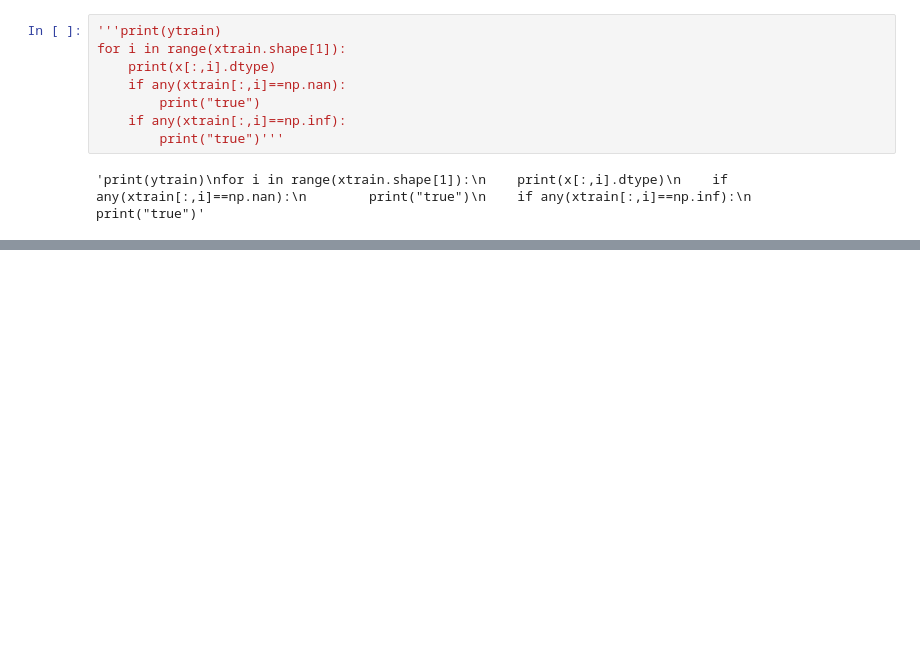
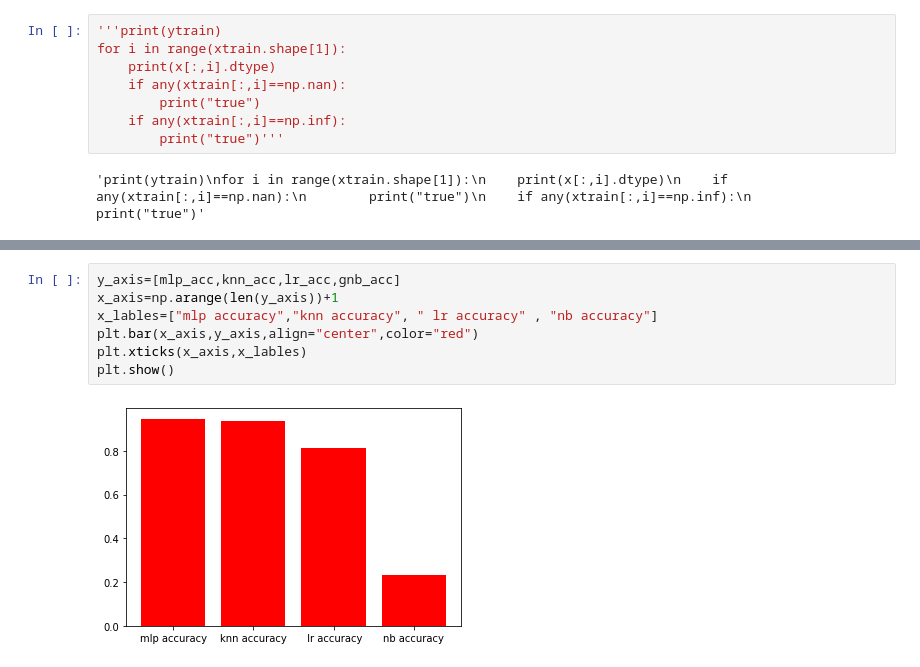
Before and after one commit to adarshkumar00/int-247-project, a Jupyter notebook: int_247_project.ipynb, the cells around one changed output, grey strips where cells are left out. Cells and saved outputs as stored; diff of their text form; blank space fills up the shorter version.

```diff
--- a/int_247_project.ipynb
+++ b/int_247_project.ipynb
@@ -134,0 +181,9 @@ Epoch 20/20
+# %%
+y_axis=[mlp_acc,knn_acc,lr_acc,gnb_acc]
+x_axis=np.arange(len(y_axis))+1
+x_lables=["mlp accuracy","knn accuracy", " lr accuracy" , "nb accuracy"]
+plt.bar(x_axis,y_axis,align="center",color="red")
+plt.xticks(x_axis,x_lables)
+plt.show()
+# %% [output]
+[figure, added]
```
Also changed, not shown: parts of 12 cells of this notebook.
